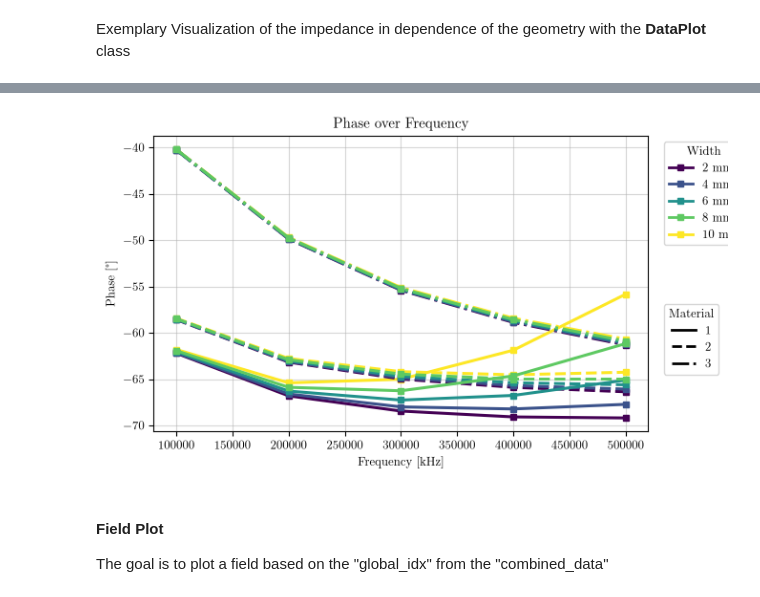
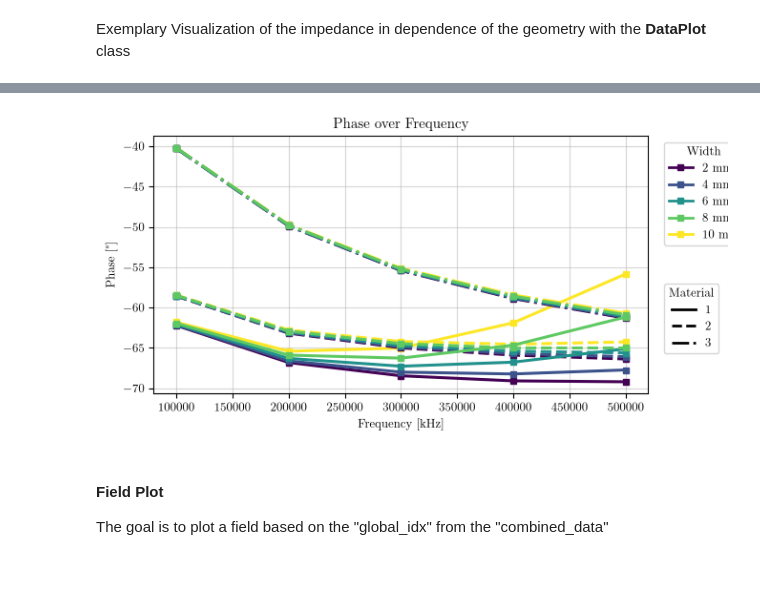
Before and after one commit to upb-lea/MPhSweepKit, a Jupyter notebook: examples/studies/ferrite_plate_capacitor/3_plots.ipynb, the cells around one changed output, grey strips where cells are left out. Drawn from its saved outputs; the diff is of its cells as text; code cells hidden in the pictures; blank space fills up the shorter version.

```diff
--- a/examples/studies/ferrite_plate_capacitor/3_plots.ipynb
+++ b/examples/studies/ferrite_plate_capacitor/3_plots.ipynb
@@ -96,7 +93,7 @@ dp.combined_df.head()
 | 1 | 10.0 | 20.0 | 2.0 | 1.0 | 10.0 | 60.0 | 200000.0 | 0 | ... |
 | 2 | 10.0 | 20.0 | 2.0 | 1.0 | 10.0 | 60.0 | 300000.0 | 0 | ... |
 # %%
-fig, ax = plt.subplots(figsize=(17 / 2.54, 10 / 2.54))
+fig, ax = plt.subplots(figsize=(17 / 2.54, 9 / 2.54))
 
 custom_settings = PlotSettings(
     x_scale="linear",
@@ -108,34 +105,34 @@ custom_settings = PlotSettings(
     marker_size=5,
     line_width=2.2,
     color_map_name="viridis",
     line_styles=("-", "--", "-.", ":"),
     show_color_legend=True,
     show_style_legend=True,
     use_tight_layout=True
 )
 
 dp.y_over_x_with_color_and_style(
     ax,
     y_col="Z_phase",
     x_col="freq",
     color_col="width",
     style_col="matsw.comp1.sw1",
     settings=custom_settings,
     text_overrides=PlotTextOverrides(
         x_label="Frequency",
         x_unit="kHz",
         y_label="Phase",
         y_unit="°",
         color_label="Width",
         color_unit="mm",
         style_label="Material",
         style_unit=" ",
     ),
 )
 
 plt.show()
 # %% [output]
-[figure, old version]
+[figure, new version]
 # %% [markdown]
 #### Field Plot
 The goal is to plot a field based on the "global_idx" from the "combined_data"
```
Also changed, not shown: parts of 3 cells of this notebook, 2 other files.
